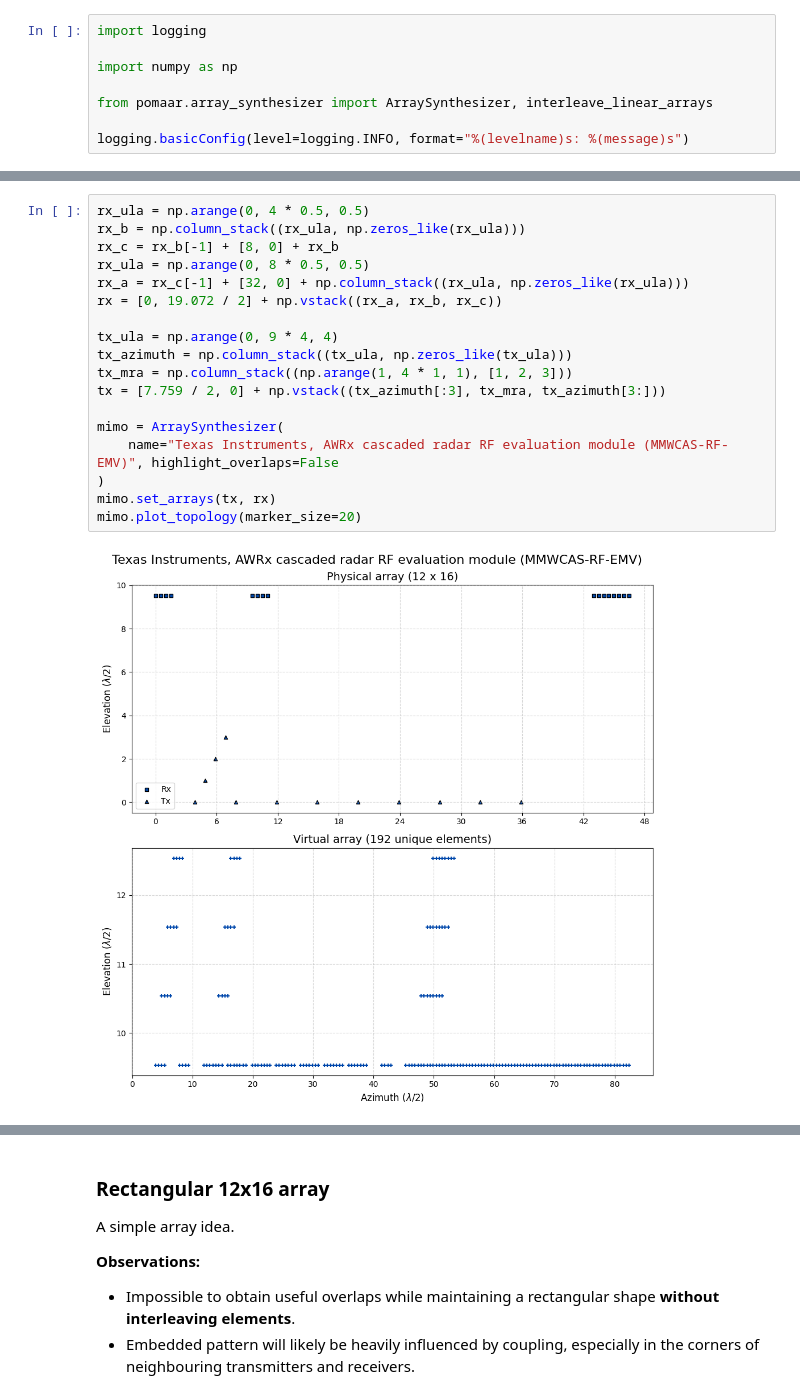
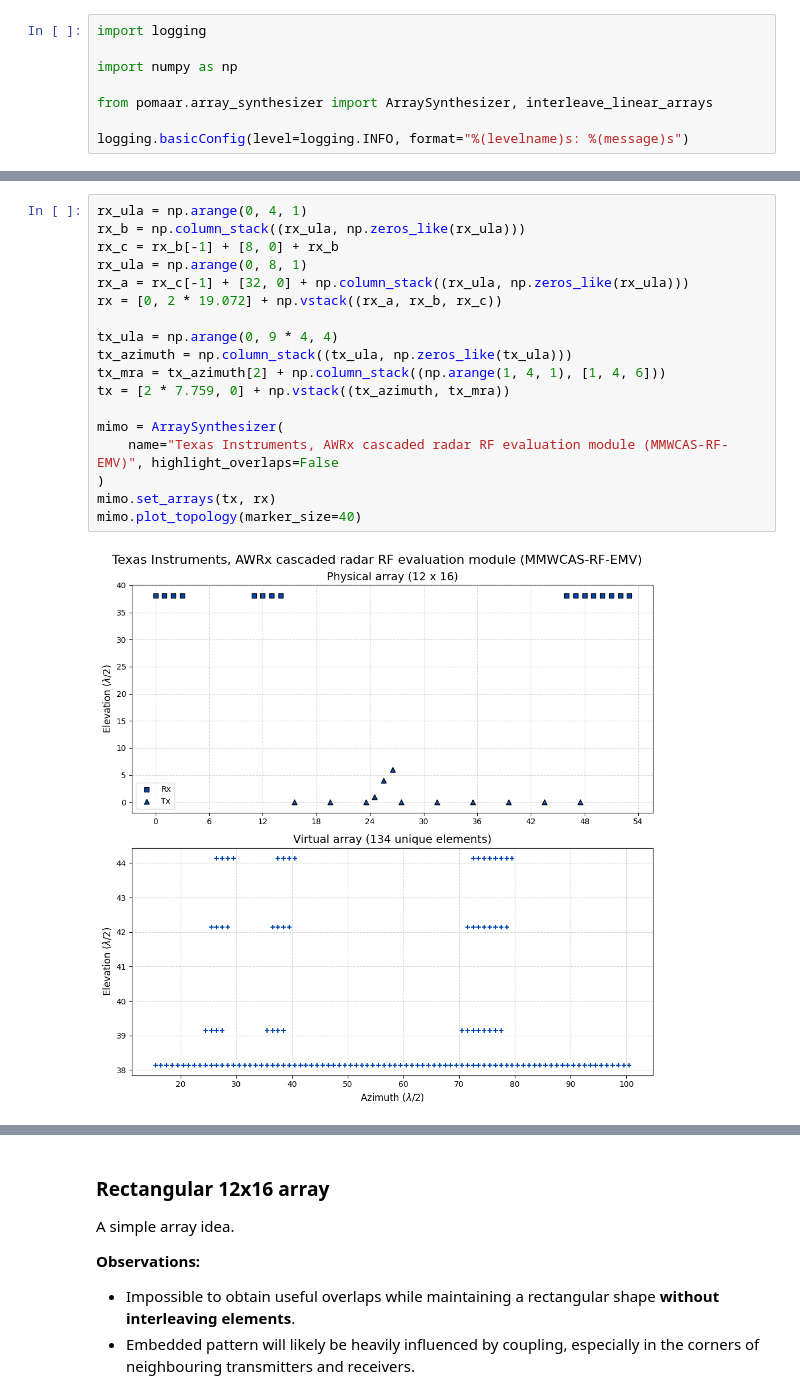
Before and after one commit to simakma5/pomaar, a Jupyter notebook: notebooks/mimo_topologies.ipynb, the cells around one changed output, grey strips where cells are left out. Saved outputs shown, nothing was run; the diff lists cells and outputs as text.

```diff
--- a/notebooks/mimo_topologies.ipynb
+++ b/notebooks/mimo_topologies.ipynb
@@ -16,22 +16,22 @@ logging.basicConfig(level=logging.INFO, format="%(levelname)s: %(message)s")
 # %%
-rx_ula = np.arange(0, 4 * 0.5, 0.5)
+rx_ula = np.arange(0, 4, 1)
 rx_b = np.column_stack((rx_ula, np.zeros_like(rx_ula)))
 rx_c = rx_b[-1] + [8, 0] + rx_b
-rx_ula = np.arange(0, 8 * 0.5, 0.5)
+rx_ula = np.arange(0, 8, 1)
 rx_a = rx_c[-1] + [32, 0] + np.column_stack((rx_ula, np.zeros_like(rx_ula)))
-rx = [0, 19.072 / 2] + np.vstack((rx_a, rx_b, rx_c))
+rx = [0, 2 * 19.072] + np.vstack((rx_a, rx_b, rx_c))
 
 tx_ula = np.arange(0, 9 * 4, 4)
 tx_azimuth = np.column_stack((tx_ula, np.zeros_like(tx_ula)))
-tx_mra = np.column_stack((np.arange(1, 4 * 1, 1), [1, 2, 3]))
-tx = [7.759 / 2, 0] + np.vstack((tx_azimuth[:3], tx_mra, tx_azimuth[3:]))
+tx_mra = tx_azimuth[2] + np.column_stack((np.arange(1, 4, 1), [1, 4, 6]))
+tx = [2 * 7.759, 0] + np.vstack((tx_azimuth, tx_mra))
 
 mimo = ArraySynthesizer(
     name="Texas Instruments, AWRx cascaded radar RF evaluation module (MMWCAS-RF-EMV)", highlight_overlaps=False
 )
 mimo.set_arrays(tx, rx)
-mimo.plot_topology(marker_size=20)
+mimo.plot_topology(marker_size=40)
 # %% [output]
-[figure, old version]
+[figure, new version]
 # %% [markdown]
 ### Tinti et al., Fully polarimetric automotive radar: proof of concept (2024)
```
Also changed, not shown: parts of 8 cells of this notebook, 18 other files.
